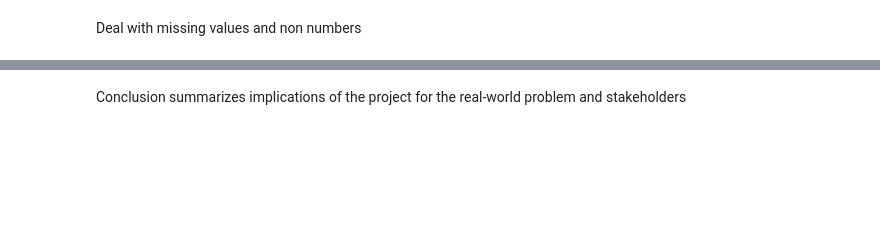
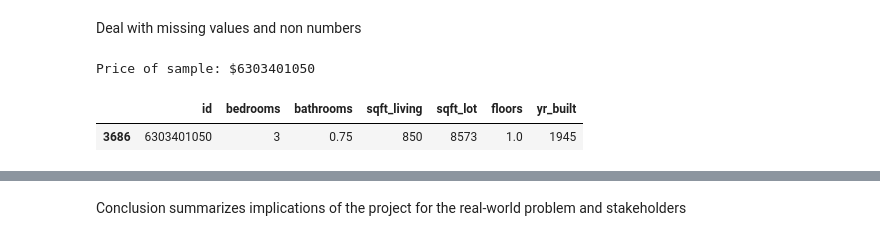
Before and after one commit to sumed-h/Group-3, a Jupyter notebook: Daniel Arthur's Notebook.ipynb, the cells around one changed output, grey strips where cells are left out. Drawn from its saved outputs; the diff is of its cells as text; code cells hidden in the pictures; blank space fills up the shorter version.

```diff
--- a/Daniel Arthur's Notebook.ipynb
+++ b/Daniel Arthur's Notebook.ipynb
@@ -284,0 +278,12 @@ Deal with missing values and non numbers
+# %%
+my_sample = df.sample(1)
+my_sample_price = my_sample.iloc[0, 0]
+my_sample_pt = my_sample.drop('price', axis=1)
+
+# Show my random sample off
+print(f'Price of sample: ${my_sample_price}')
+my_sample_pt
+# %% [output]
+Price of sample: $6303401050
+|  | id | bedrooms | bathrooms | sqft_living | sqft_lot | floors | yr_built |
+| 3686 | 6303401050 | 3 | 0.75 | 850 | 8573 | 1.0 | 1945 |
```
Also changed, not shown: parts of 16 cells of this notebook.
